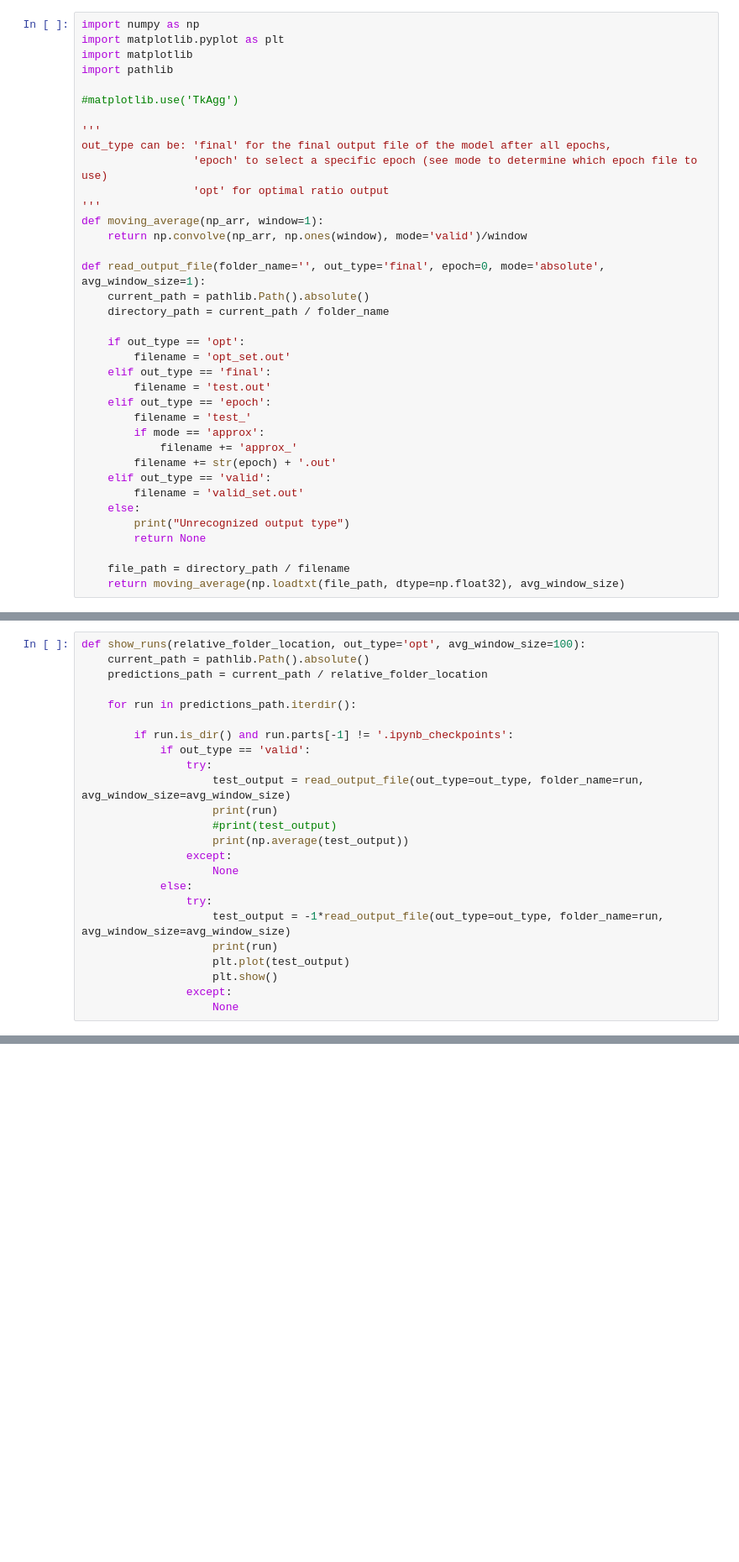
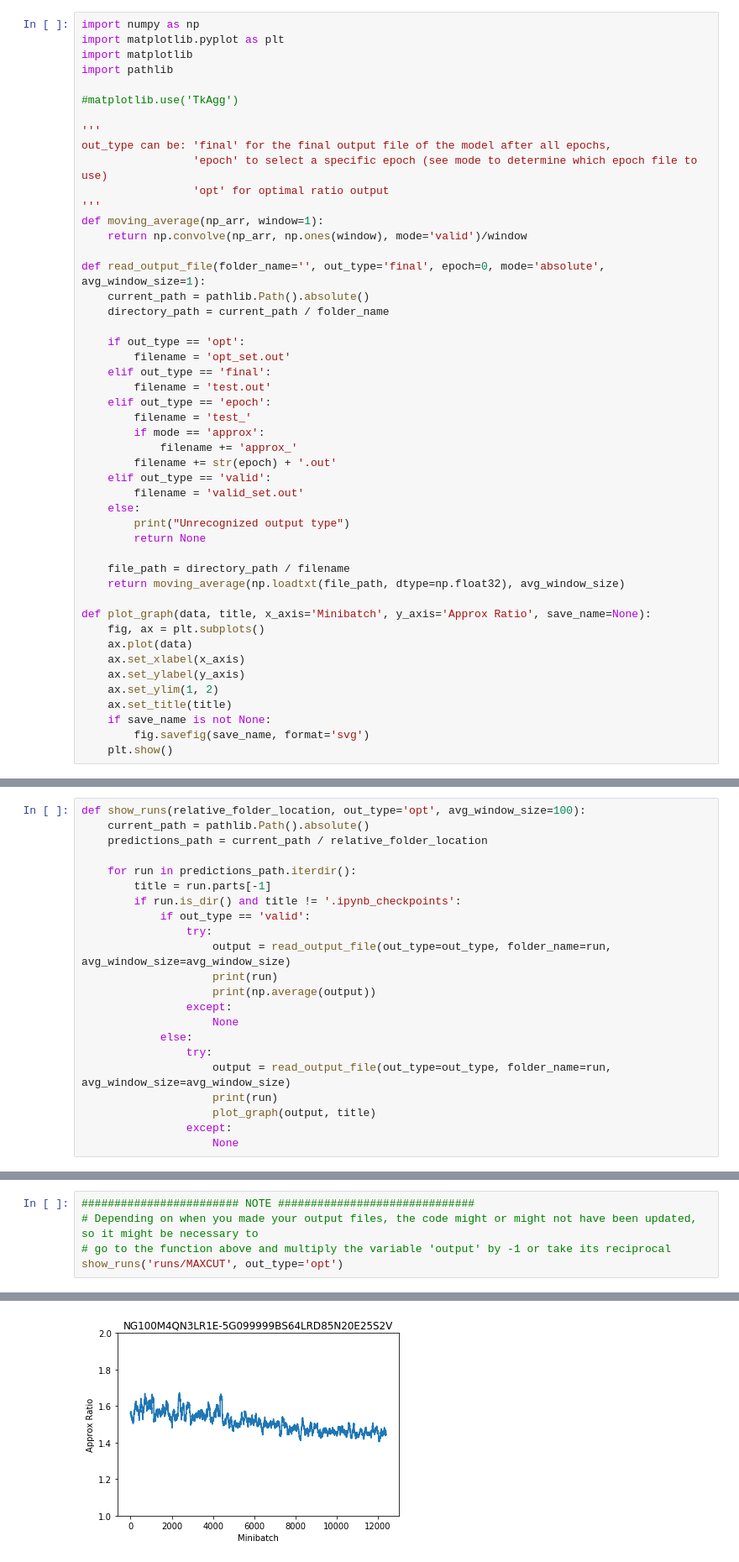
Before and after one commit to kdevasenapathy/cs159skurves.github.io, a Jupyter notebook: COLGE/visuazler.ipynb, the cells around one changed output, grey strips where cells are left out. Shown at 84% size. Cells and saved outputs as stored; diff of their text form; blank space fills up the shorter version.

Commit message:
Updated visualization code

```diff
--- a/COLGE/visuazler.ipynb
+++ b/COLGE/visuazler.ipynb
@@ -35,3 +35,14 @@ def read_output_file(folder_name='', out_type='final', epoch=0, mode='absolute',
 
     file_path = directory_path / filename
     return moving_average(np.loadtxt(file_path, dtype=np.float32), avg_window_size)
+
+def plot_graph(data, title, x_axis='Minibatch', y_axis='Approx Ratio', save_name=None):
+    fig, ax = plt.subplots()
+    ax.plot(data)
+    ax.set_xlabel(x_axis)
+    ax.set_ylabel(y_axis)
+    ax.set_ylim(1, 2)
+    ax.set_title(title)
+    if save_name is not None:
+        fig.savefig(save_name, format='svg')
+    plt.show()
@@ -174,22 +52,20 @@ def show_runs(relative_folder_location, out_type='opt', avg_window_size=100):
     predictions_path = current_path / relative_folder_location
 
     for run in predictions_path.iterdir():
-
-        if run.is_dir() and run.parts[-1] != '.ipynb_checkpoints':
+        title = run.parts[-1]
+        if run.is_dir() and title != '.ipynb_checkpoints':
             if out_type == 'valid':
                 try:
-                    test_output = read_output_file(out_type=out_type, folder_name=run, avg_window_size=avg_window_size)
+                    output = read_output_file(out_type=out_type, folder_name=run, avg_window_size=avg_window_size)
                     print(run)
-                    #print(test_output)
-                    print(np.average(test_output))
+                    print(np.average(output))
                 except:
                     None
             else:
                 try:
-                    test_output = -1*read_output_file(out_type=out_type, folder_name=run, avg_window_size=avg_window_size)
+                    output = read_output_file(out_type=out_type, folder_name=run, avg_window_size=avg_window_size)
                     print(run)
-                    plt.plot(test_output)
-                    plt.show()
+                    plot_graph(output, title)
                 except:
                     None
 # %%
@@ -219,0 +80,6 @@ show_runs('runs/FeedbackVertex', out_type='opt')
+# %%
+######################## NOTE ##############################
+# Depending on when you made your output files, the code might or might not have been updated, so it might be necessary to
+# go to the function above and multiply the variable 'output' by -1 or take its reciprocal
+show_runs('runs/MAXCUT', out_type='opt')
+# %% [output]
@@ -219,0 +87 @@ show_runs('runs/FeedbackVertex', out_type='opt')
+[figure, added]
```
Also changed, not shown: parts of 19 cells of this notebook, 1 other file.
